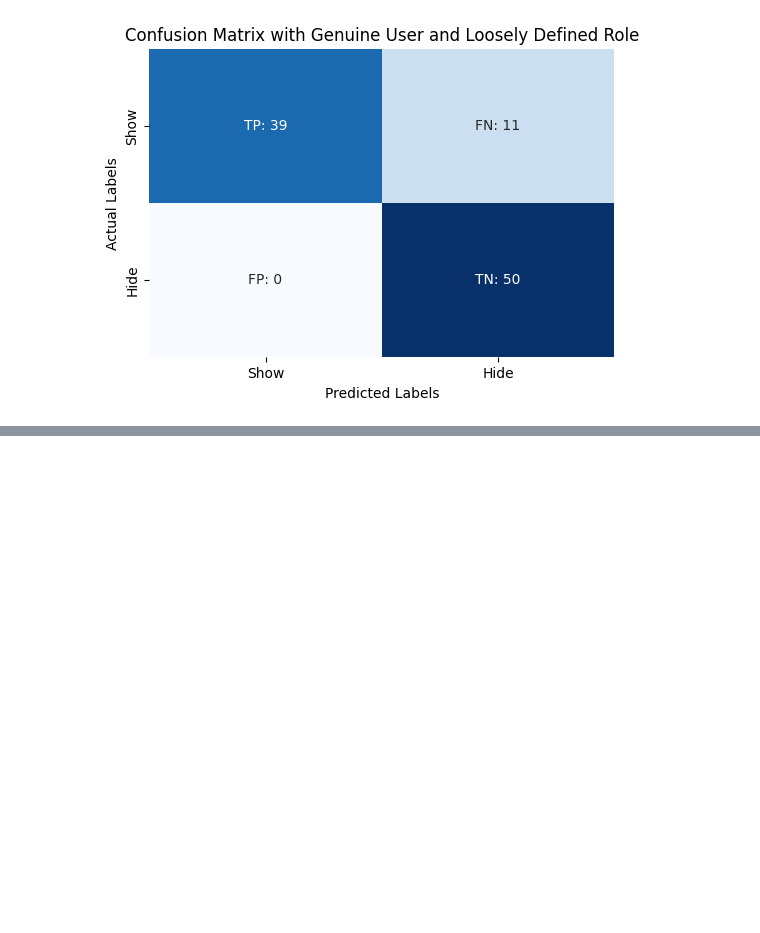
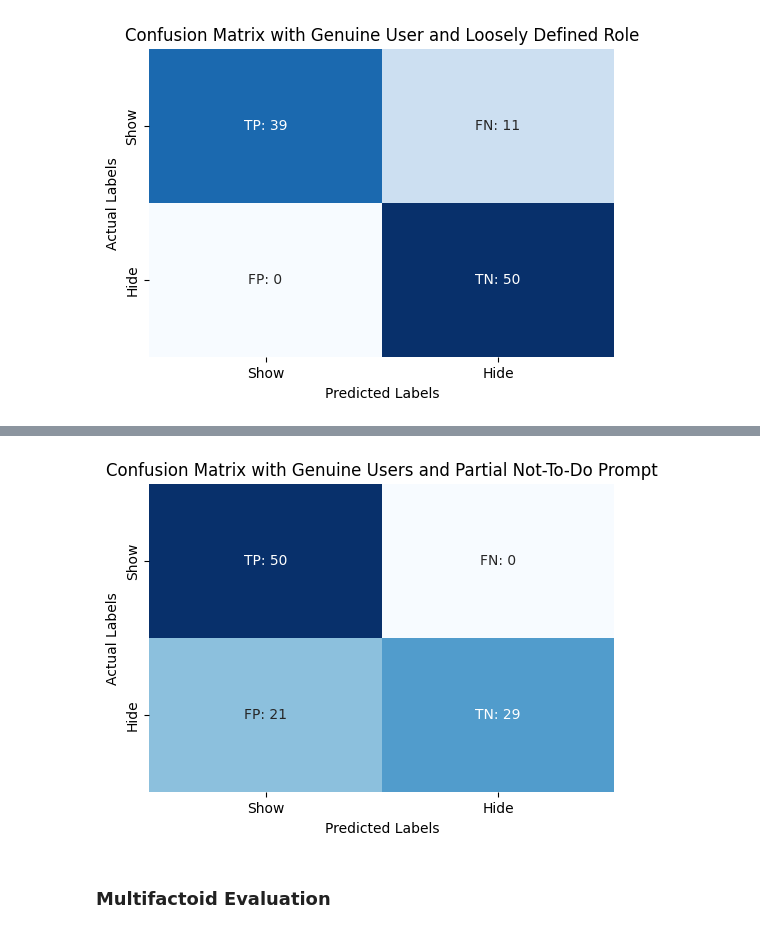
Before and after one commit to aiqqia/LLM-RBAC, a Jupyter notebook: evaluate.ipynb, the cells around one changed output, grey strips where cells are left out. Cells and saved outputs as stored; diff of their text form; code cells hidden in the pictures; blank space fills up the shorter version.

Commit message:
Last Evaluation added

```diff
--- a/evaluate.ipynb
+++ b/evaluate.ipynb
@@ -199,0 +296,26 @@ plt.show()
+# %%
+TP = 50  # True Positives
+FP = 21  # False Positives
+TN = 29  # True Negatives
+FN = 0   # False Negatives
+
+confusion_matrix = np.array([[TP, FN],
+                             [FP, TN]])
+
+# Labels for the matrix with corresponding values
+labels = np.array([[f"TP: {TP}", f"FN: {FN}"],
+                   [f"FP: {FP}", f"TN: {TN}"]])
+
+# Plot the confusion matrix
+plt.figure(figsize=(6, 4))
+sns.heatmap(confusion_matrix, annot=labels, fmt="", cmap="Blues", cbar=False)
+plt.xlabel("Predicted Labels")
+plt.ylabel("Actual Labels")
+plt.xticks([0.5, 1.5], ['Show', 'Hide'])
+plt.yticks([0.5, 1.5], ['Show', 'Hide'])
+plt.title("Confusion Matrix with Genuine Users and Partial Not-To-Do Prompt")
+plt.show()
+# %% [output]
+[figure, added]
+# %% [markdown]
+### Multifactoid Evaluation
```
Also changed, not shown: parts of 21 cells of this notebook, 2 other files.
